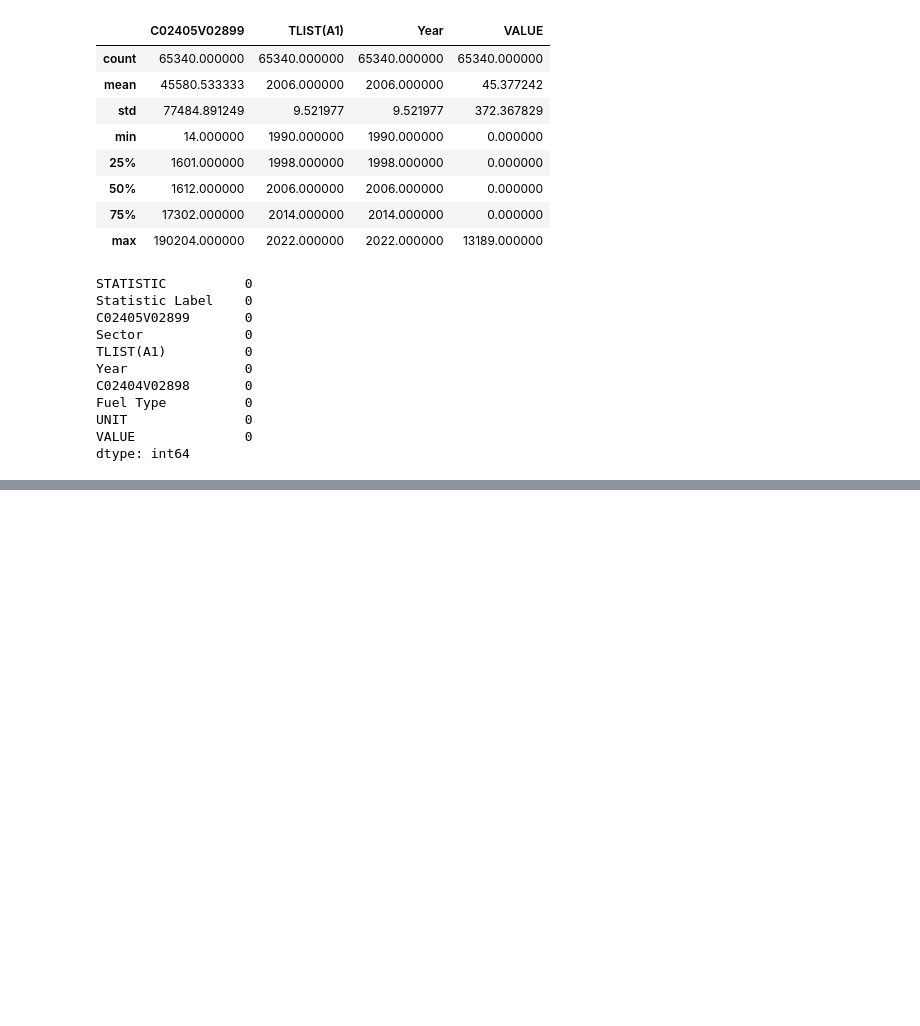
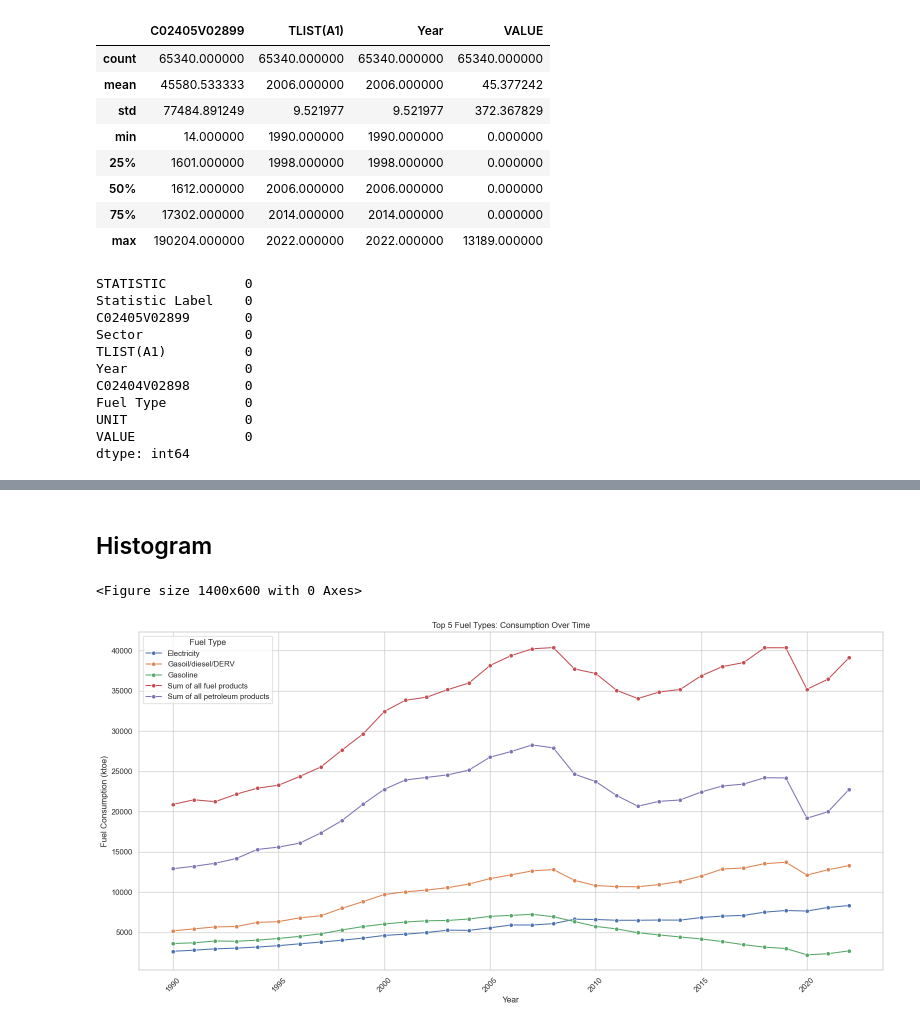
Before and after one commit to Zayaa0404/CA2, a Jupyter notebook: fuel.ipynb, the cells around one changed output, grey strips where cells are left out. Cells and saved outputs as stored; diff of their text form; code cells hidden in the pictures; blank space fills up the shorter version.

```diff
--- a/fuel.ipynb
+++ b/fuel.ipynb
@@ -74,0 +101,29 @@ dtype: int64
+# %% [markdown]
+## Histogram
+# %%
+import matplotlib.pyplot as plt
+import seaborn as sns
+# Set plot style
+sns.set(style="whitegrid")
+plt.figure(figsize=(14, 6))
+
+# Aggregate data by Year and Fuel Type
+fuel_yearly = df.groupby(['Year', 'Fuel Type'])['VALUE'].sum().reset_index()
+
+# Plot fuel consumption over time for top 5 fuel types by total consumption
+top_fuels = fuel_yearly.groupby('Fuel Type')['VALUE'].sum().nlargest(5).index
+fuel_top = fuel_yearly[fuel_yearly['Fuel Type'].isin(top_fuels)]
+
+# Lineplot
+plt.figure(figsize=(16, 8))
+sns.lineplot(data=fuel_top, x='Year', y='VALUE', hue='Fuel Type', marker="o")
+plt.title('Top 5 Fuel Types: Consumption Over Time')
+plt.xlabel('Year')
+plt.ylabel('Fuel Consumption (ktoe)')
+plt.legend(title='Fuel Type')
+plt.xticks(rotation=45)
+plt.tight_layout()
+plt.show()
+# %% [output]
+<Figure size 1400x600 with 0 Axes>
+[figure, added]
```
Also changed, not shown: parts of 9 cells of this notebook.
